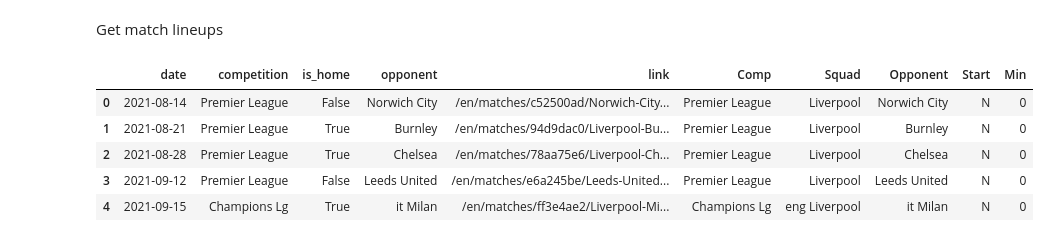
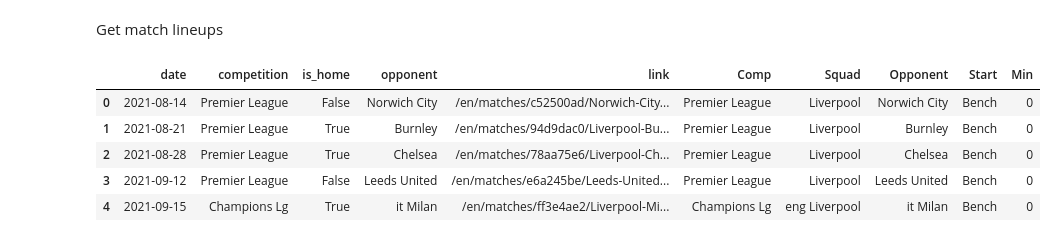
Before and after one commit to ismailmo1/football-data-viz, a Jupyter notebook: lpool-cb-injuries/konate-injuries.ipynb, the cells around one changed output. Saved outputs shown, nothing was run; the diff lists cells and outputs as text; code cells hidden in the pictures.

```diff
--- a/lpool-cb-injuries/konate-injuries.ipynb
+++ b/lpool-cb-injuries/konate-injuries.ipynb
@@ -80,17 +81,25 @@ def get_playing_time(team_id, player_id, season):
 # %%
 liverpool_id = '822bd0ba'
 konate_id = "5ed9b537"
 
 konate_playing_time2223 = get_playing_time(liverpool_id, konate_id, '2022-2023')
 konate_playing_time2122 = get_playing_time(liverpool_id, konate_id, '2021-2022')
 konate_all_liverpool_df = pd.concat([konate_playing_time2122,konate_playing_time2223])
 konate_all_liverpool_df['date'] = pd.to_datetime(konate_all_liverpool_df['date'])
 
+
+def get_squad_status(is_start:str):
+    start_map = {"Y":"Start", "N": "Bench", np.nan:"Not in Squad"}
+    return start_map[is_start]
+
+konate_all_liverpool_df['Start'] = konate_all_liverpool_df['Start'].apply(get_squad_status)
+konate_all_liverpool_df.fillna(0, inplace=True)
+
 konate_all_liverpool_df.head()
 # %% [output]
 |  | date | competition | is_home | opponent | link | Comp | Squad | Opponent | Start | Min |
-| 0 | 2021-08-14 | Premier League | False | Norwich City | /en/matches/c52500ad/Norwich-City... | Premier League | Liverpool | Norwich City | N | 0 |
-| 1 | 2021-08-21 | Premier League | True | Burnley | /en/matches/94d9dac0/Liverpool-Bu... | Premier League | Liverpool | Burnley | N | 0 |
-| 2 | 2021-08-28 | Premier League | True | Chelsea | /en/matches/78aa75e6/Liverpool-Ch... | Premier League | Liverpool | Chelsea | N | 0 |
-| 3 | 2021-09-12 | Premier League | False | Leeds United | /en/matches/e6a245be/Leeds-United... | Premier League | Liverpool | Leeds United | N | 0 |
-| 4 | 2021-09-15 | Champions Lg | True | it Milan | /en/matches/ff3e4ae2/Liverpool-Mi... | Champions Lg | eng Liverpool | it Milan | N | 0 |
+| 0 | 2021-08-14 | Premier League | False | Norwich City | /en/matches/c52500ad/Norwich-City... | Premier League | Liverpool | Norwich City | Bench | 0 |
+| 1 | 2021-08-21 | Premier League | True | Burnley | /en/matches/94d9dac0/Liverpool-Bu... | Premier League | Liverpool | Burnley | Bench | 0 |
+| 2 | 2021-08-28 | Premier League | True | Chelsea | /en/matches/78aa75e6/Liverpool-Ch... | Premier League | Liverpool | Chelsea | Bench | 0 |
+| 3 | 2021-09-12 | Premier League | False | Leeds United | /en/matches/e6a245be/Leeds-United... | Premier League | Liverpool | Leeds United | Bench | 0 |
+| 4 | 2021-09-15 | Champions Lg | True | it Milan | /en/matches/ff3e4ae2/Liverpool-Mi... | Champions Lg | eng Liverpool | it Milan | Bench | 0 |
```
Also changed, not shown: parts of 18 cells of this notebook, 1 other file.
